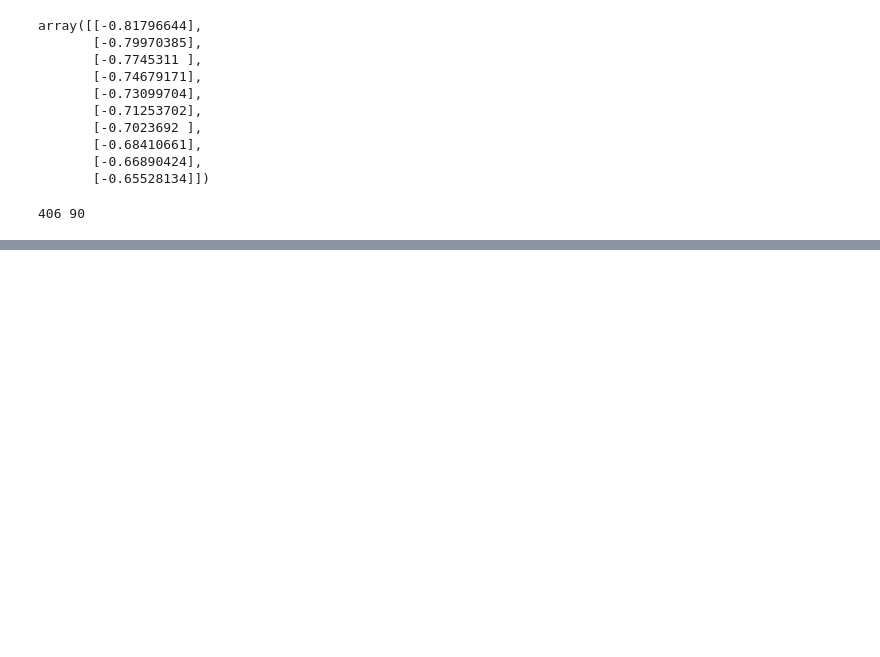
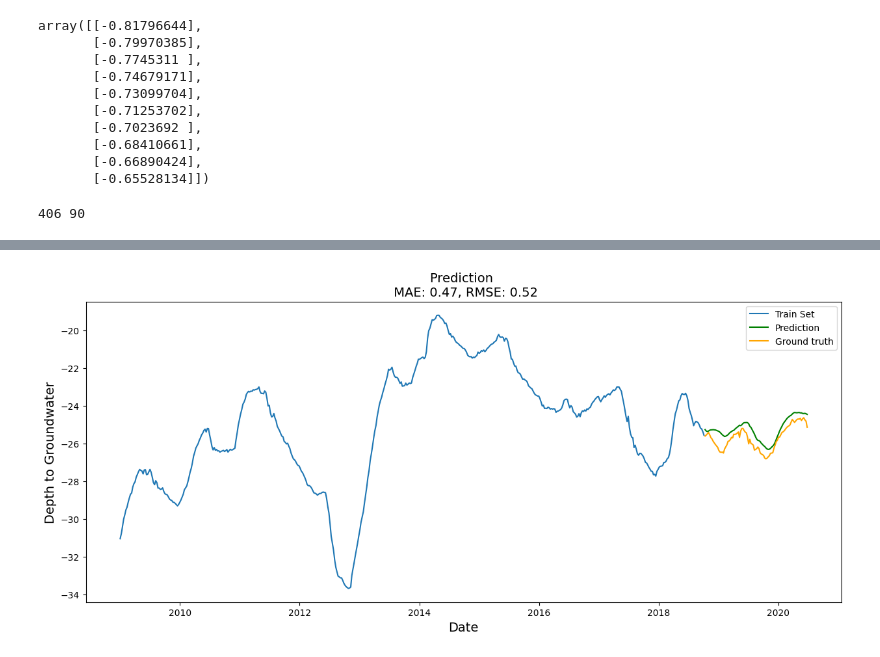
Before and after one commit to erickelrojo22/Series-Temporales, a Jupyter notebook: src/explore.ipynb, the cells around one changed output, grey strips where cells are left out. Saved outputs shown, nothing was run; the diff lists cells and outputs as text; code cells hidden in the pictures; blank space fills up the shorter version.

```diff
--- a/src/explore.ipynb
+++ b/src/explore.ipynb
@@ -664,3 +665,17 @@ x_test = np.reshape(x_test, (x_test.shape[0], 1, x_test.shape[1]))
 print(len(x_train), len(x_test))
 # %% [output]
 406 90
+# %%
+from tensorflow.keras.models import Sequential
+from tensorflow.keras.layers import Dense, LSTM
+
+model = Sequential()
+model.add(LSTM(128, return_sequences=True, input_shape=(x_train.shape[1], x_train.shape[2])))
+model.add(LSTM(64, return_sequences=False))
+model.add(Dense(25))
+model.add(Dense(1))
+model.compile(optimizer='adam', loss='mean_squared_error')
+
+model.fit(x_train, y_train, batch_size=1, epochs=5, validation_data=(x_test, y_test))
+
+model.summary()
@@ -666,0 +722,13 @@ print(len(x_train), len(x_test))
+# %%
+train_predict = model.predict(x_train)
+test_predict = model.predict(x_test)
+
+train_predict = scaler.inverse_transform(train_predict)
+y_train = scaler.inverse_transform([y_train])
+
+test_predict = scaler.inverse_transform(test_predict)
+y_test = scaler.inverse_transform([y_test])
+
+score_rmse = np.sqrt(mean_squared_error(y_test[0], test_predict[:,0]))
+score_mae = mean_absolute_error(y_test[0], test_predict[:,0])
+print(Fore.GREEN + 'RMSE: {}'.format(score_rmse))
@@ -666,0 +739,20 @@ print(len(x_train), len(x_test))
+# %%
+x_train_ticks = univariate_df.head(train_size)['ds']
+y_train = univariate_df.head(train_size)['y']
+x_test_ticks = univariate_df.tail(test_size)['ds']
+
+f, ax = plt.subplots(1)
+f.set_figheight(6)
+f.set_figwidth(15)
+
+sns.lineplot(x=x_train_ticks, y=y_train, ax=ax, label='Train Set') #navajowhite
+sns.lineplot(x=x_test_ticks, y=test_predict[:,0], ax=ax, color='green', label='Prediction') #navajowhite
+sns.lineplot(x=x_test_ticks, y=y_test[0], ax=ax, color='orange', label='Ground truth') #navajowhite
+
+ax.set_title(f'Prediction \n MAE: {score_mae:.2f}, RMSE: {score_rmse:.2f}', fontsize=14)
+ax.set_xlabel(xlabel='Date', fontsize=14)
+ax.set_ylabel(ylabel='Depth to Groundwater', fontsize=14)
+
+plt.show()
+# %% [output]
+[figure, added]
```
Also changed, not shown: parts of 12 cells of this notebook.
